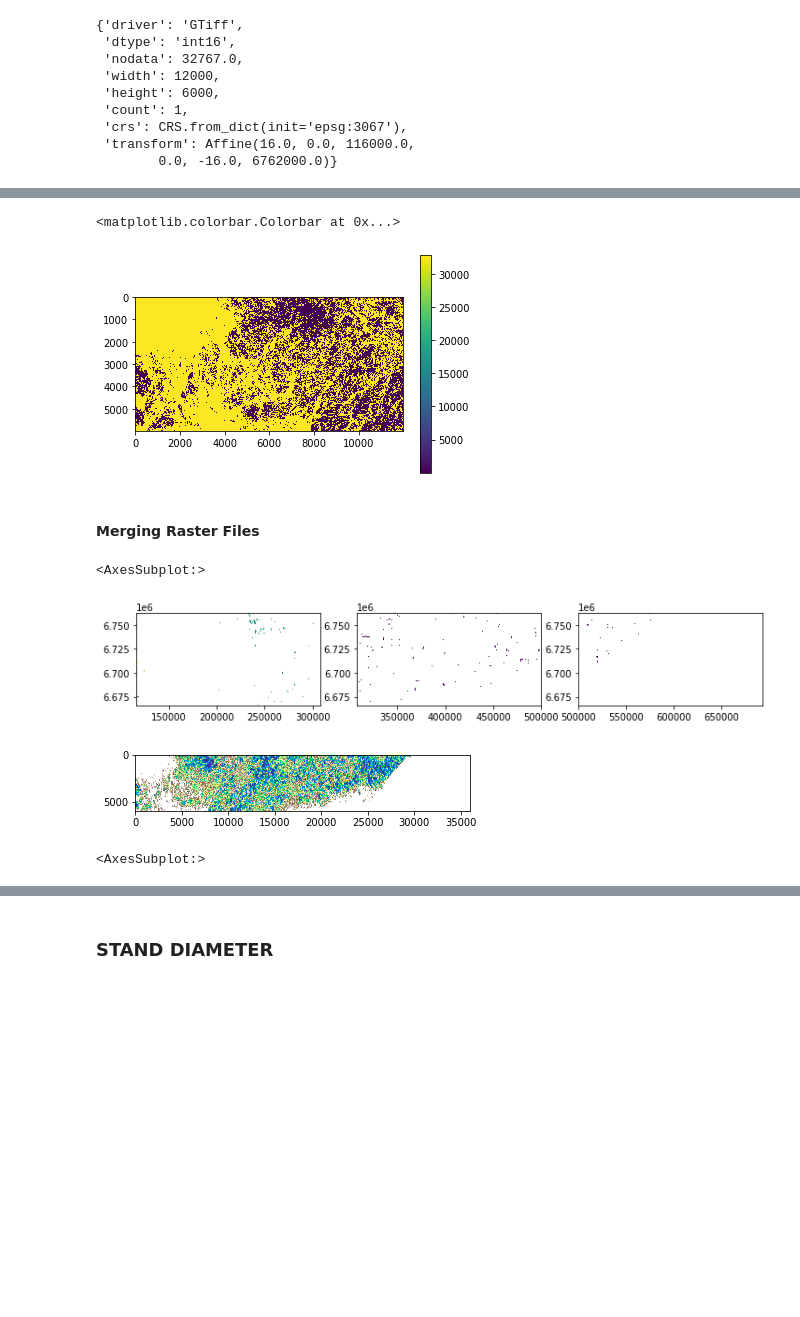
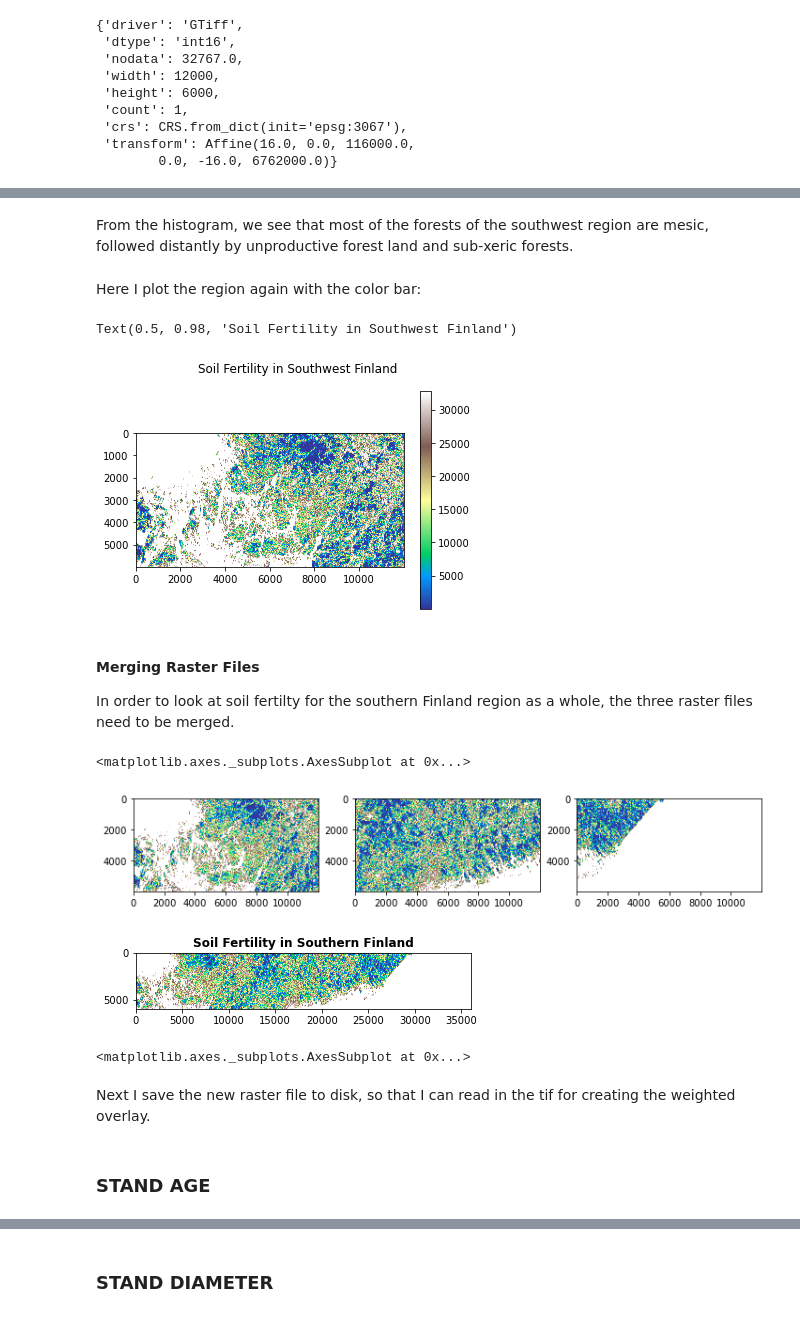
Before and after one commit to nomdeplume4reb/Bilberries-in-Southern-Finland, a Jupyter notebook: berries.ipynb, the cells around one changed output, grey strips where cells are left out. Saved outputs shown, nothing was run; the diff lists cells and outputs as text; code cells hidden in the pictures; blank space fills up the shorter version.

Commit message:
updated markdown text

```diff
--- a/berries.ipynb
+++ b/berries.ipynb
@@ -105,12 +107,21 @@ show_hist(fert_raster_l3, bins=50, lw=0.0, stacked=False, alpha=0.3,
+# %% [markdown]
+From the histogram, we see that most of the forests of the southwest region are mesic, followed distantly by unproductive forest land and sub-xeric forests.
+# %% [markdown]
+Here I plot the region again with the color bar:
 # %%
 #gets the first band
 first_band = image[0, :, :]
 # %%
-#plotting with color band
+#plotting with color bar
 fig, ax = plt.subplots()
-img = ax.imshow(first_band)
+img = ax.imshow(first_band, cmap='terrain')
 fig.colorbar(img, ax=ax)
+plt.suptitle('Soil Fertility in Southwest Finland')
 # %% [output]
-<matplotlib.colorbar.Colorbar at 0x...>
+Text(0.5, 0.98, 'Soil Fertility in Southwest Finland')
-[figure, old version]
+[figure, new version]
+# %% [markdown]
+#### Merging Raster Files
+
+In order to look at soil fertilty for the southern Finland region as a whole, the three raster files need to be merged.
 # %%
@@ -123,16 +140,13 @@ fert_raster_l5 = rasterio.open(fp_l5)
-# %% [markdown]
-#### Merging Raster Files
 # %%
 #plotting side-by-side
 fig, (ax1, ax2, ax3) = plt.subplots(ncols=3, nrows=1, figsize=(12, 3))
 
-# Plot first four files
-show(fert_raster_l3, ax=ax1)
-show(fert_raster_l4, ax=ax2)
-show(fert_raster_l5, ax=ax3)
+show(fert_raster_l3_band, ax=ax1, cmap='terrain')
+show(fert_raster_l4_band, ax=ax2, cmap='terrain')
+show(fert_raster_l5_band, ax=ax3, cmap='terrain')
 # %% [output]
-<AxesSubplot:>
+<matplotlib.axes._subplots.AxesSubplot at 0x...>
-[figure, old version]
+[figure, new version]
 # %%
 #merging raster files
 src_files_to_merge = [fert_raster_l3, fert_raster_l4, fert_raster_l5]
@@ -141,10 +155,12 @@ src_files_to_merge = [fert_raster_l3, fert_raster_l4, fert_raster_l5]
 mosaic, out_trans = rasterio.merge.merge(src_files_to_merge)
 
 # Plot the result
-show(mosaic, cmap='terrain')
+show(mosaic, cmap='terrain', title='Soil Fertility in Southern Finland')
 # %% [output]
-[figure, old version]
+[figure, new version]
-<AxesSubplot:>
+<matplotlib.axes._subplots.AxesSubplot at 0x...>
+# %% [markdown]
+Next I save the new raster file to disk, so that I can read in the tif for creating the weighted overlay.
 # %%
 # Copy the metadata
 out_meta = fert_raster_l3.meta.copy()
@@ -161,3 +177,5 @@ out_meta.update({"driver": "GTiff",
 out_fp = 'C:/Users/rache/Downloads/data_science/berries/site_fert_mosaic.tif'
 with rasterio.open(out_fp, "w", **out_meta) as dest:
     dest.write(mosaic)
+# %% [markdown]
+### STAND AGE
```
Also changed, not shown: parts of 56 cells of this notebook.
